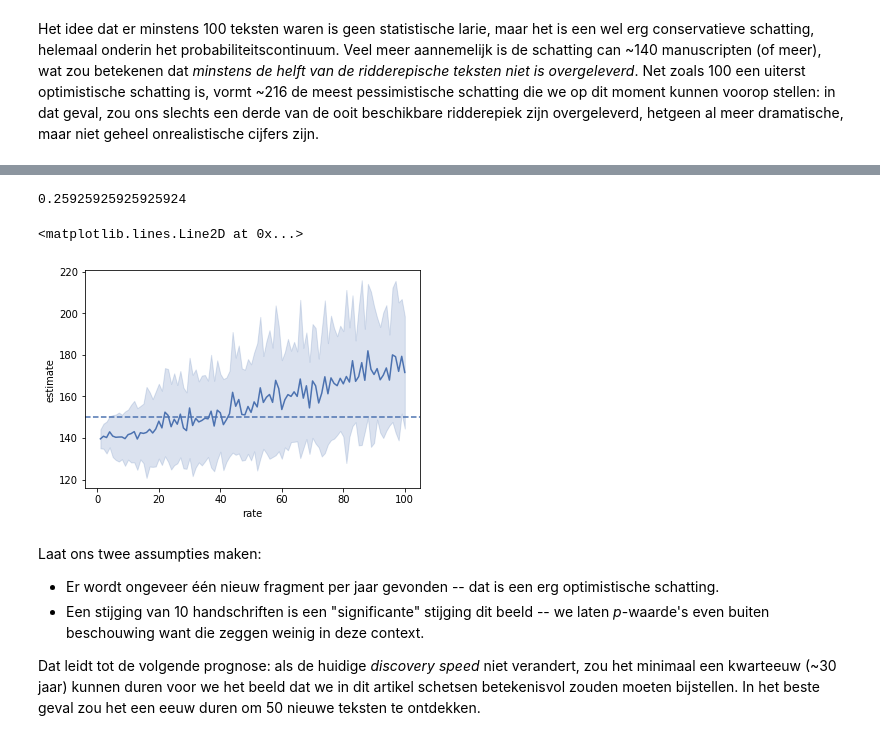
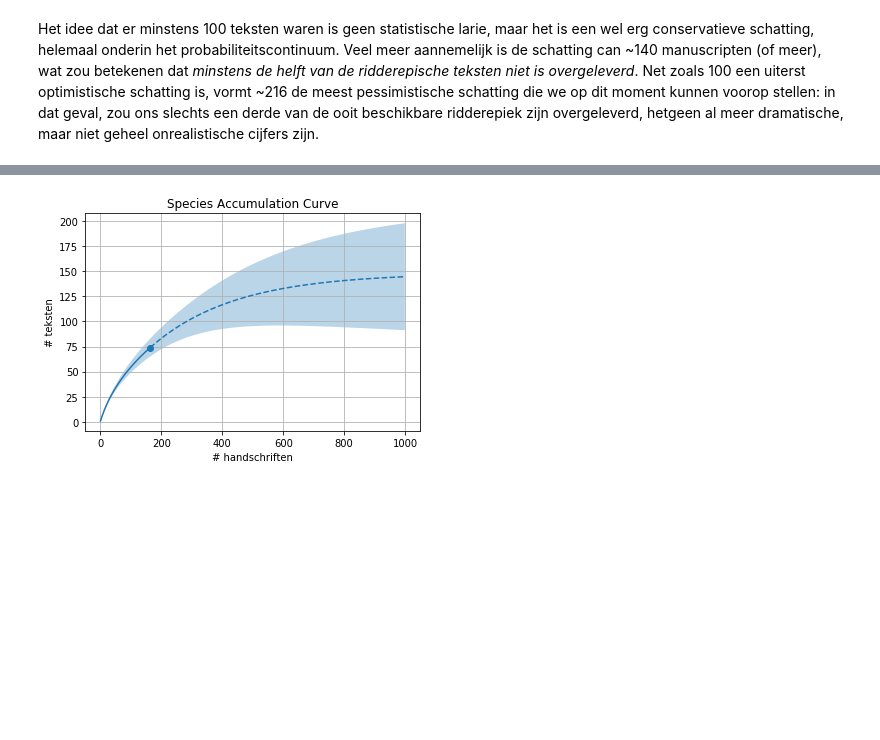
Before and after one commit to mikekestemont/chivalric_diversity, a Jupyter notebook: analysis.ipynb, the cells around one changed output, grey strips where cells are left out. Drawn from its saved outputs; the diff is of its cells as text; code cells hidden in the pictures; blank space fills up the shorter version.

```diff
--- a/analysis.ipynb
+++ b/analysis.ipynb
@@ -336,14 +391,0 @@ De eenvoudige Jackknife doet het zeker niet slecht voor grotere *sample sizes*.
-# %%
-richnesses = range(150, 500, 150)
-sample_sizes = range(100, 550, 50)
-iterations, cv = 100, 0.937
-results = []
-
-for richness, sample_size in tqdm(list(product(richnesses, sample_sizes))):
-    for i in range(iterations):
-        pop = sample_lnorm(richness, n_sims=sample_size, cv=cv)
-        estimate = np.mean(chao_estimate(pop)[-2]) # is dit juist? Bt value? Mean of median?
-        #estimate = jackknife(pop)[0]
-        results.append((sample_size, estimate, richness))
-
-results = pd.DataFrame(results, columns=('sample_size', 'estimate', 'richness'))
@@ -375,10 +391,0 @@ plt.legend();
-# %%
-colors = sns.color_palette()[:3]
-
-for (idx, group), c in zip(results.groupby('richness'), colors):
-    label = str(group['richness'].unique()[0])
-    ax = sns.lineplot(x="sample_size", y="estimate", ci= 'sd', data=group, label=label)
-    plt.gca().axhline(int(label), c=c, ls='--', alpha=.7)
-plt.legend()
-plt.xlim((min(sample_sizes), max(sample_sizes)))
-plt.tight_layout();
@@ -403,5 +431,0 @@ Set a conservative growth or mutation rate:
-# %%
-prop_new = x[x==1].sum() / x.sum()
-prop_new
-# %% [output]
-0.25925925925925924
@@ -433,13 +432,17 @@ for rate in tqdm(growth_rates):
-# %%
-estimates = pd.DataFrame(estimates, columns=('rate', 'estimate'))
-ax = sns.lineplot(x="rate", y="estimate", ci= 'sd', data=estimates)
-ax.axhline(150, ls='--')
-# %% [output]
-<matplotlib.lines.Line2D at 0x...>
-[figure, removed]
-# %% [markdown]
-Laat ons twee assumpties maken:
-- Er wordt ongeveer één nieuw fragment per jaar gevonden -- dat is een erg optimistische schatting.
-- Een stijging van 10 handschriften is een "significante" stijging dit beeld -- we laten *p*-waarde's even buiten beschouwing want die zeggen weinig in deze context.
-
-Dat leidt tot de volgende prognose: als de huidige *discovery speed* niet verandert, zou het minimaal een kwarteeuw (~30 jaar) kunnen duren voor we het beeld dat we in dit artikel schetsen betekenisvol zouden moeten bijstellen. In het beste geval zou het een eeuw duren om 50 nieuwe teksten te ontdekken.
+# %%
+max_steps = 1000
+lci_pro, uci_pro, sd_pro, Dq = bootstrap_re(x, fn=partial(rarefaction_extrapolation, max_steps=max_steps), n_iter=50)
+# %%
+steps = np.arange(1, max_steps)
+interpolated = np.arange(1, max_steps) < x.sum()
+plt.plot(steps[interpolated], Dq[interpolated], color='C0')
+plt.plot(x.sum(), Dq[x.sum() - 1], 'o')
+plt.plot(steps[~interpolated], Dq[~interpolated], '--', color='C0')
+plt.fill_between(steps, lci_pro, uci_pro, alpha=0.3)
+plt.grid()
+plt.xlabel('# handschriften')
+plt.ylabel('# teksten')
+plt.title('Species Accumulation Curve')
+plt.savefig('accumulation.tiff')
+# %% [output]
+[figure, added]
```
Also changed, not shown: parts of 87 cells of this notebook.
